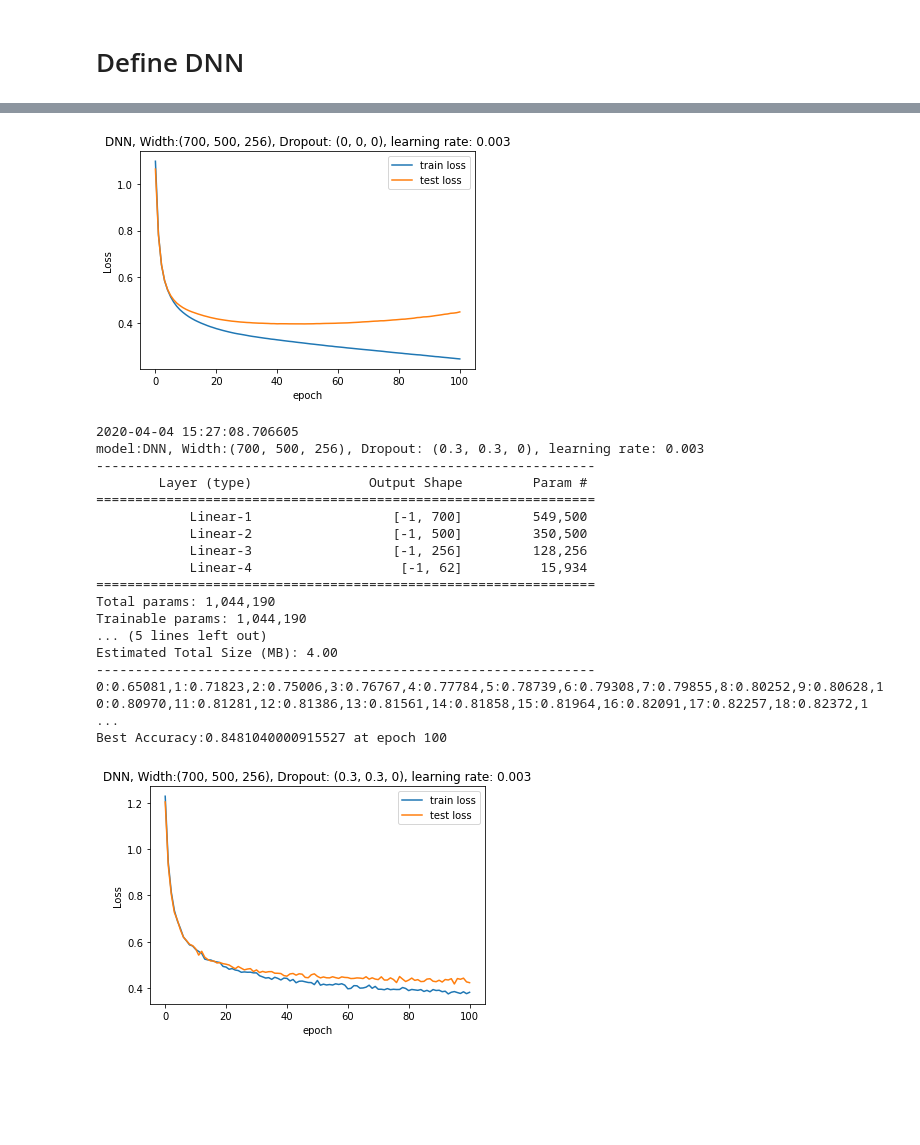
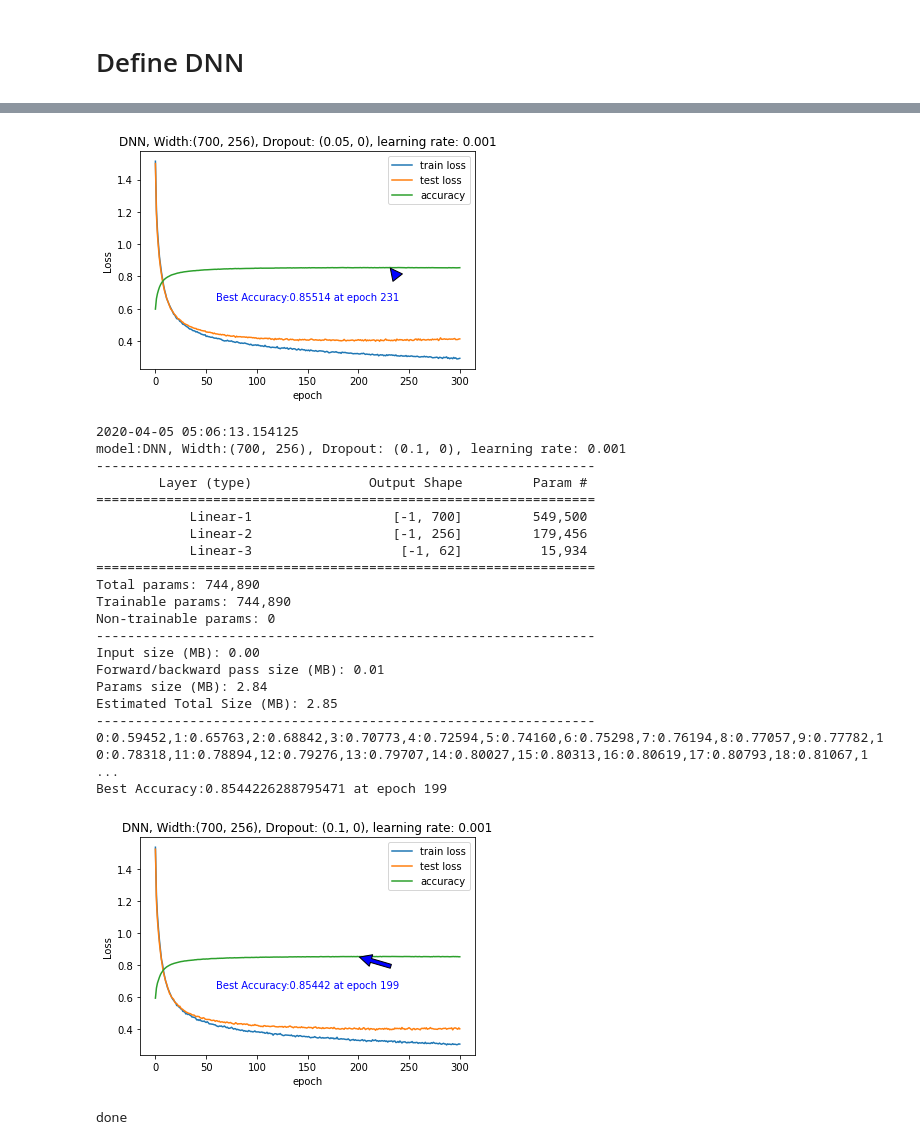
Before and after one commit to woodychang0611/EMNIST, a Jupyter notebook: EMNIST_DNN.ipynb, the cells around one changed output, grey strips where cells are left out. Drawn from its saved outputs; the diff is of its cells as text; code cells hidden in the pictures; blank space fills up the shorter version.

```diff
--- a/EMNIST_DNN.ipynb
+++ b/EMNIST_DNN.ipynb
@@ -48,7 +54,7 @@ else:
   print (f'dataset_path "{dataset_path}" not found')
   exit(0)
 
-batch_size = 2048
+batch_size = 256
 
 train_loader = torch.utils.data.DataLoader(
                  dataset=train_set,
@@ -74,10 +80,19 @@ def apply_model(model,x,target):
     out = model(x)
     loss = torch.nn.CrossEntropyLoss()(out, target)
     return out,loss
-def plot_graph(name,train_loss,test_loss):
+def plot_graph(name,train_loss,test_loss,acc_result):
   fig, ax = plt.subplots()
   ax.plot(train_loss,label='train loss')
   ax.plot(test_loss,label='test loss')
+  ax.plot(acc_result,label='accuracy')
+  best_accuracy = np.amax(acc_result)
+  best_epoch = np.argmax(acc_result)
+  ax.annotate(f"\nBest Accuracy:{best_acc:.5f} at epoch {best_epoch}",
+              xy=(best_epoch, best_accuracy),
+              color="blue",
+              xytext=(0.2*len(acc_result), best_accuracy-0.2),
+              arrowprops=dict(facecolor='blue', shrink=0.05),
+              )
   ax.set(xlabel='epoch', ylabel='Loss',title=name)
   plt.legend()
   plt.show()
@@ -114,13 +129,12 @@ class DNN(nn.Module):
         return f"DNN, Width:{self.layer_widths}, Dropout: {self.dropouts}, learning rate: {self.lr}"
 # %%
 models = (
-    DNN(layer_widths = (500,256,), dropouts = (0,0,),lr=0.01,epoch=30),
-    DNN(layer_widths = (500,256,), dropouts = (0,0,),lr=0.003,epoch=100),
-    DNN(layer_widths = (700,256,), dropouts = (0,0,),lr=0.003,epoch=100),
-    DNN(layer_widths = (700,500,256,), dropouts = (0,0,0,),lr=0.003,epoch=100),
-    #DNN(layer_widths = (700,500,256,), dropouts = (0.3,0.3,0,),lr=0.003,epoch=100)
+     DNN(layer_widths = (500,256,), dropouts = (0,0,),lr=0.01,epoch=50),
+     DNN(layer_widths = (500,256,), dropouts = (0,0,),lr=0.001,epoch=300),
+     DNN(layer_widths = (700,256,), dropouts = (0,0,),lr=0.001,epoch=300),
+     DNN(layer_widths = (700,256,), dropouts = (0.05,0,),lr=0.001,epoch=300),
+     DNN(layer_widths = (700,256,), dropouts = (0.1,0,),lr=0.001,epoch=300),
     )
-sample_limit = 100000000
 for model in models:
   name = model.name
   print(datetime.datetime.now())
@@ -129,6 +143,7 @@ for model in models:
   print(f'model:{name}')
   train_loss=[]
   test_loss=[]
+  acc_result=[]
   if use_cuda:
     model.cuda()
   summary(model,(1,28,28))
@@ -145,9 +160,6 @@ for model in models:
         ave_loss = ave_loss * 0.9 + loss.data* 0.1
         loss.backward()
         optimizer.step()
-        if (batch_idx+1) == len(train_loader) or batch_idx >sample_limit:
-            #print (f'==>>> epoch: {epoch}, batch index: {batch_idx+1}, train loss: {ave_loss:.6f}')
-            break
     train_loss.append(ave_loss)
     # testing
     correct_cnt, ave_loss = 0, 0
@@ -161,15 +173,14 @@ for model in models:
         correct_cnt += (pred_label == target.data).sum()
         # smooth average
         ave_loss = ave_loss * 0.9 + loss.data * 0.1
-        if (batch_idx) == len(test_loader)-1 or batch_idx >sample_limit:
-            #print (f'==>>> epoch: {epoch}, batch index: {batch_idx+1}, test loss: {ave_loss:.6f}, acc: {correct_cnt * 1.0 / total_cnt:.3f}')
-            break
     acc = correct_cnt * 1.0 / total_cnt
     print(f'{epoch}:{acc:.5f}', end=',')
-    test_loss.append(ave_loss)
     if (acc > best_acc):
       best_acc = acc
       best_epoch = epoch
+    test_loss.append(ave_loss)
+    acc_result.append(acc)
   print (f"\nBest Accuracy:{best_acc} at epoch {best_epoch}")
-  plot_graph(name,train_loss,test_loss)
+  plot_graph(name,train_loss,test_loss,acc_result)
+print("done")
 # %% [output]
@@ -256,19 +270,23 @@ Best Accuracy:0.8555315732955933 at epoch 50
-[figure, old version]
+[figure, new version]
-2020-04-04 15:27:08.706605
-model:DNN, Width:(700, 500, 256), Dropout: (0.3, 0.3, 0), learning rate: 0.003
+2020-04-05 05:06:13.154125
+model:DNN, Width:(700, 256), Dropout: (0.1, 0), learning rate: 0.001
 ----------------------------------------------------------------
         Layer (type)               Output Shape         Param #
 ================================================================
             Linear-1                  [-1, 700]         549,500
-            Linear-2                  [-1, 500]         350,500
-            Linear-3                  [-1, 256]         128,256
-            Linear-4                   [-1, 62]          15,934
+            Linear-2                  [-1, 256]         179,456
+            Linear-3                   [-1, 62]          15,934
 ================================================================
-Total params: 1,044,190
-Trainable params: 1,044,190
-... (5 lines left out)
-Estimated Total Size (MB): 4.00
+Total params: 744,890
+Trainable params: 744,890
+Non-trainable params: 0
 ----------------------------------------------------------------
-0:0.65081,1:0.71823,2:0.75006,3:0.76767,4:0.77784,5:0.78739,6:0.79308,7:0.79855,8:0.80252,9:0.80628,10:0.80970,11:0.81281,12:0.81386,13:0.81561,14:0.81858,15:0.81964,16:0.82091,17:0.82257,18:0.82372,1 ...
-Best Accuracy:0.8481040000915527 at epoch 100
+Input size (MB): 0.00
+Forward/backward pass size (MB): 0.01
+Params size (MB): 2.84
+Estimated Total Size (MB): 2.85
+----------------------------------------------------------------
+0:0.59452,1:0.65763,2:0.68842,3:0.70773,4:0.72594,5:0.74160,6:0.75298,7:0.76194,8:0.77057,9:0.77782,10:0.78318,11:0.78894,12:0.79276,13:0.79707,14:0.80027,15:0.80313,16:0.80619,17:0.80793,18:0.81067,1 ...
+Best Accuracy:0.8544226288795471 at epoch 199
-[figure, old version]
+[figure, new version]
+done
```
Also changed, not shown: parts of 2 cells of this notebook.
